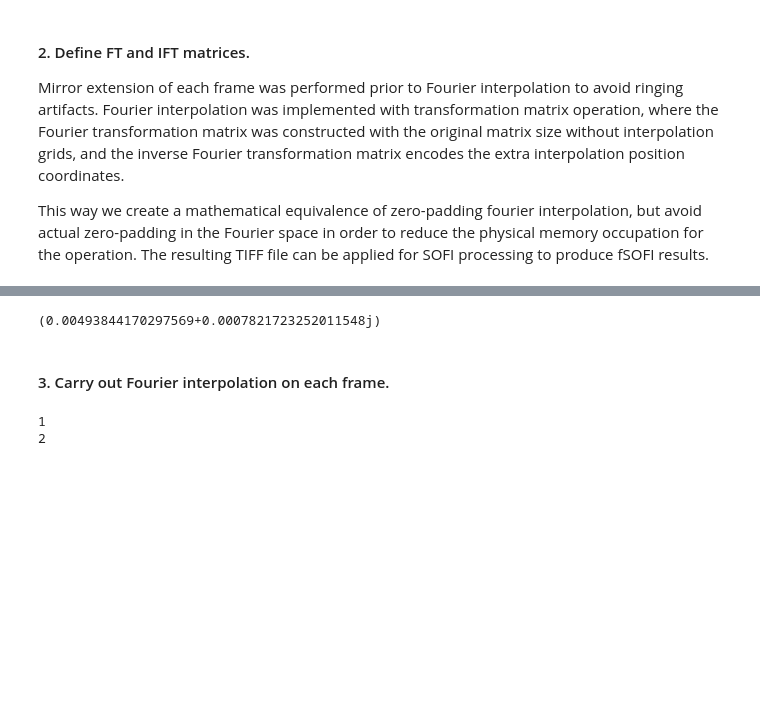
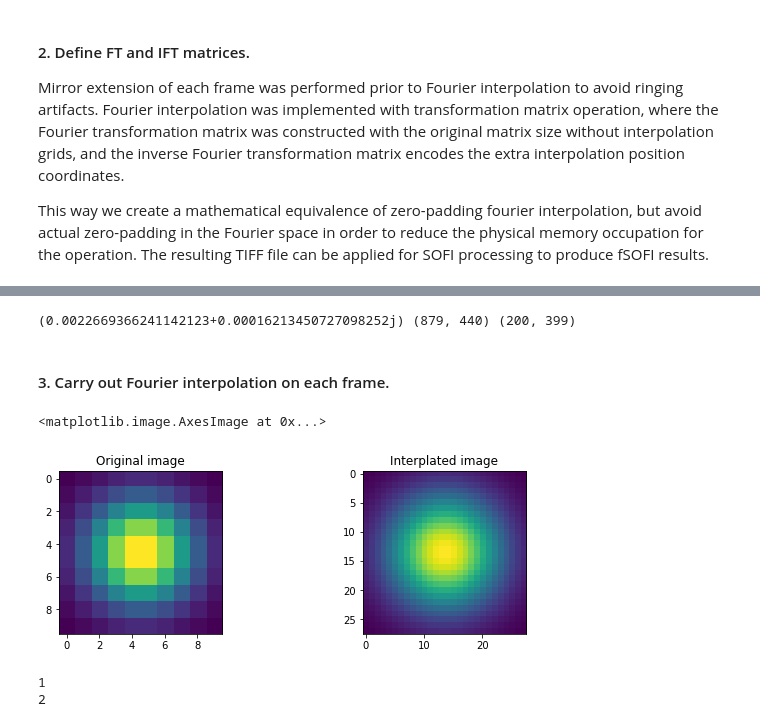
Before and after one commit to xiyuyi-at-LLNL/pysofi, a Jupyter notebook: Notebooks/fInterp_forTIFF.ipynb, the cells around one changed output, grey strips where cells are left out. Cells and saved outputs as stored; diff of their text form; code cells hidden in the pictures; blank space fills up the shorter version.

```diff
--- a/Notebooks/fInterp_forTIFF.ipynb
+++ b/Notebooks/fInterp_forTIFF.ipynb
@@ -34,7 +33,8 @@ This way we create a mathematical equivalence of zero-padding fourier interpolat
 # Set up base vectors.
 #F = fftshift(fft(ifftshift(f))) # Fourier transform
 #f = fftshift(ifft(ifftshift(F))) # inverse Fourier transform
-
+xdim, ydim = 220, 100
+xrange, yrange = 2 * xdim, 2 * ydim    # define the ft spectrum span
 def base_vect_generator2D(xrange, yrange):
     bx, by = np.zeros(xrange), np.zeros(yrange)
     bx[1], by[1] = 1, 1
@@ -116,9 +116,9 @@ def ift_matrix2D(xrange, yrange, interp_num):
 # example
 interp_num = 2
 ifx, ify = ift_matrix2D(xrange, yrange, interp_num)
-ifx[10][1]
+print(ifx[10][1],ifx.shape,ify.shape)
 # %% [output]
-(0.00493844170297569+0.0007821723252011548j)
+(0.0022669366241142123+0.00016213450727098252j) (879, 440) (200, 399)
 # %% [markdown]
 #### 3. Carry out Fourier interpolation on each frame.
 # %%
@@ -154,6 +154,27 @@ def fourier_interp_tiffimage(im, interp_num_lst):
     return interp_im_lst
 # %%
 finalinterp_im_lst = fourier_interp_tiffimage(im, interp_num_lst)
+# %%
+# simple example for interpolate_image(im, fx, fy, ifx, ify, xdim, ydim, interp_num) function
+%matplotlib inline
+import numpy as np
+import matplotlib.pyplot as plt
+xdim, ydim, sigma, mu = 10, 10, 0.5, 0
+x, y = np.meshgrid(np.linspace(-1,1,xdim), np.linspace(-1,1,xdim))
+im = np.exp(-((np.sqrt(x*x + y*y) - mu)**2 / (2*sigma**2)))
+xrange, yrange, interp_num = 2 * xdim, 2 * ydim, 3
+fx, fy = ft_matrix2D(xrange, yrange)
+ifx, ify = ift_matrix2D(xrange, yrange, interp_num)
+interp_im = interpolate_image(im, fx, fy, ifx, ify, xdim, ydim, interp_num)
+
+fig, axs = plt.subplots(1, 2, figsize=(10, 3))
+axs[0].set_title('Original image')
+axs[0].imshow(im)
+axs[1].set_title('Interplated image')
+axs[1].imshow(interp_im)
+# %% [output]
+<matplotlib.image.AxesImage at 0x...>
+[figure, added]
 # %%
 # example
 filepath = 'fIntep_forTIFF'
```
Also changed, not shown: parts of 3 cells of this notebook, 2 other files.
